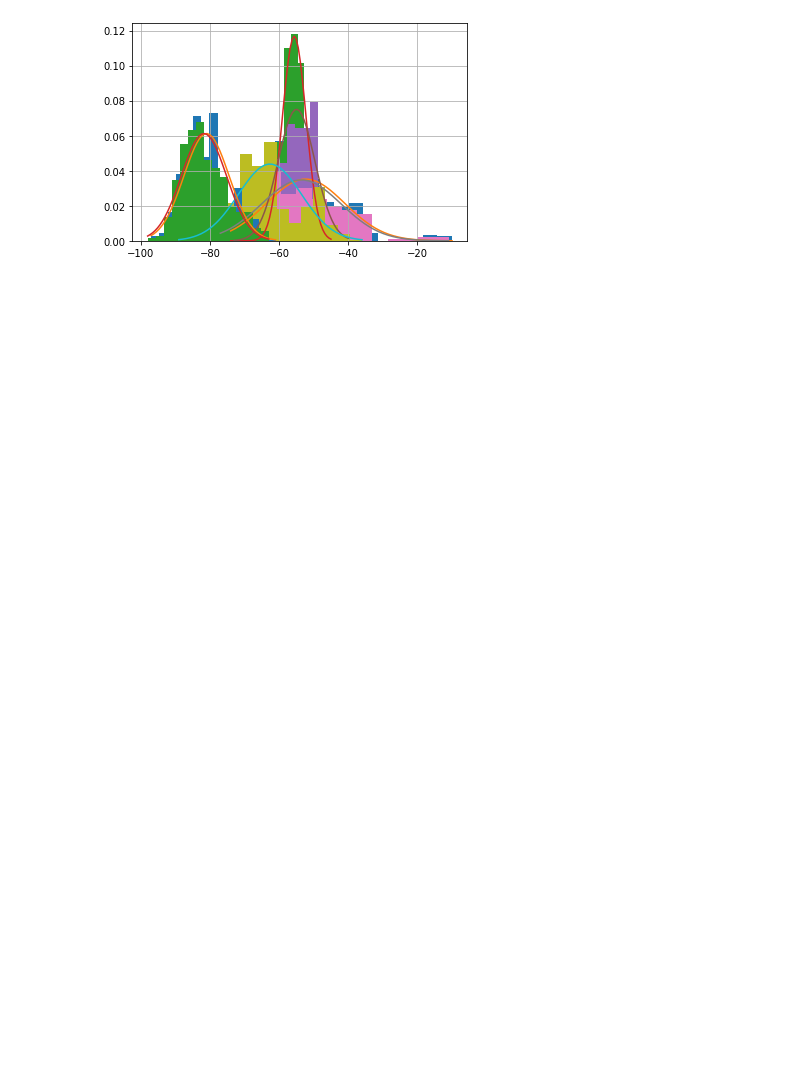
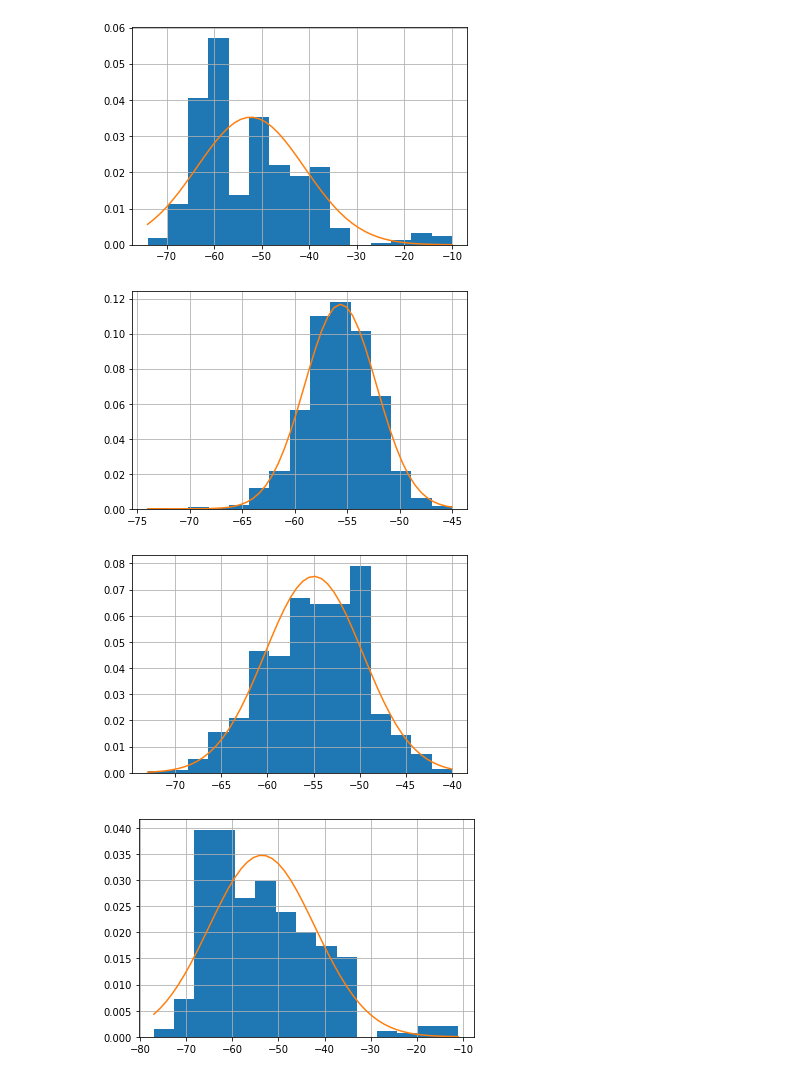
Before and after one commit to GabrielGSD/Exercicios_M109, a Jupyter notebook: Resp_5.ipynb, the cells around one changed output. Saved outputs shown, nothing was run; the diff lists cells and outputs as text; code cells hidden in the pictures; blank space fills up the shorter version.

```diff
--- a/Resp_5.ipynb
+++ b/Resp_5.ipynb
@@ -19,9 +19,13 @@ def normaliza(dataframe):
 
     plt.plot(x, y)
 # %%
-for item in roteadores:
-    a = dataframe.loc[:, item]
+for i in range(1,8):
+    a = dataframe.loc[:, str('Router'+ str(i))]
     a.hist(bins=15, density=True)
-    normaliza(dataframe, am i)
+    normaliza(a)
+    plt.show()
 # %% [output]
-[figure, old version]
+[figure, new version]
+[figure, added]
+[figure, added]
+[figure, added]
```
Also changed, not shown: parts of 1 cell of this notebook.
